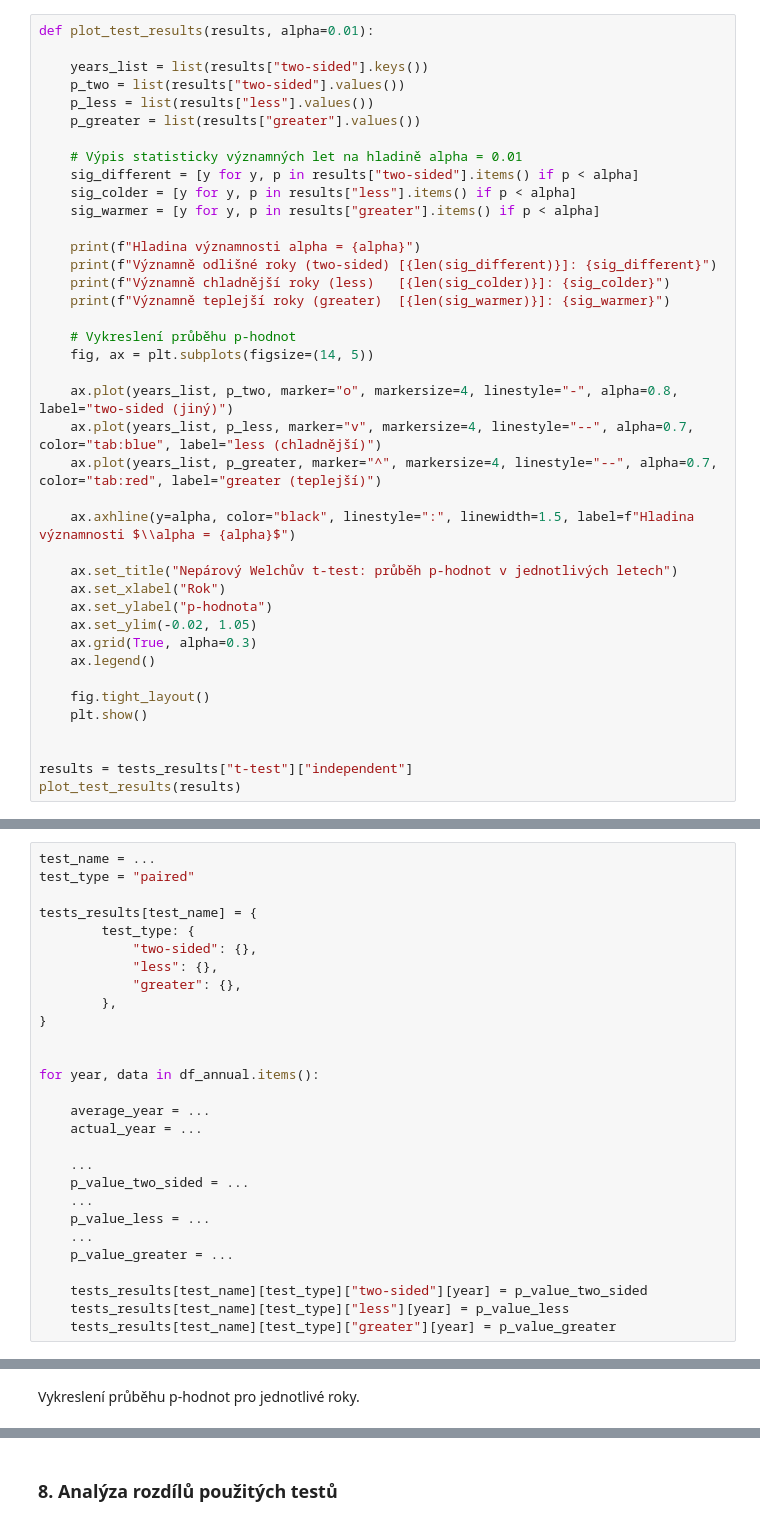
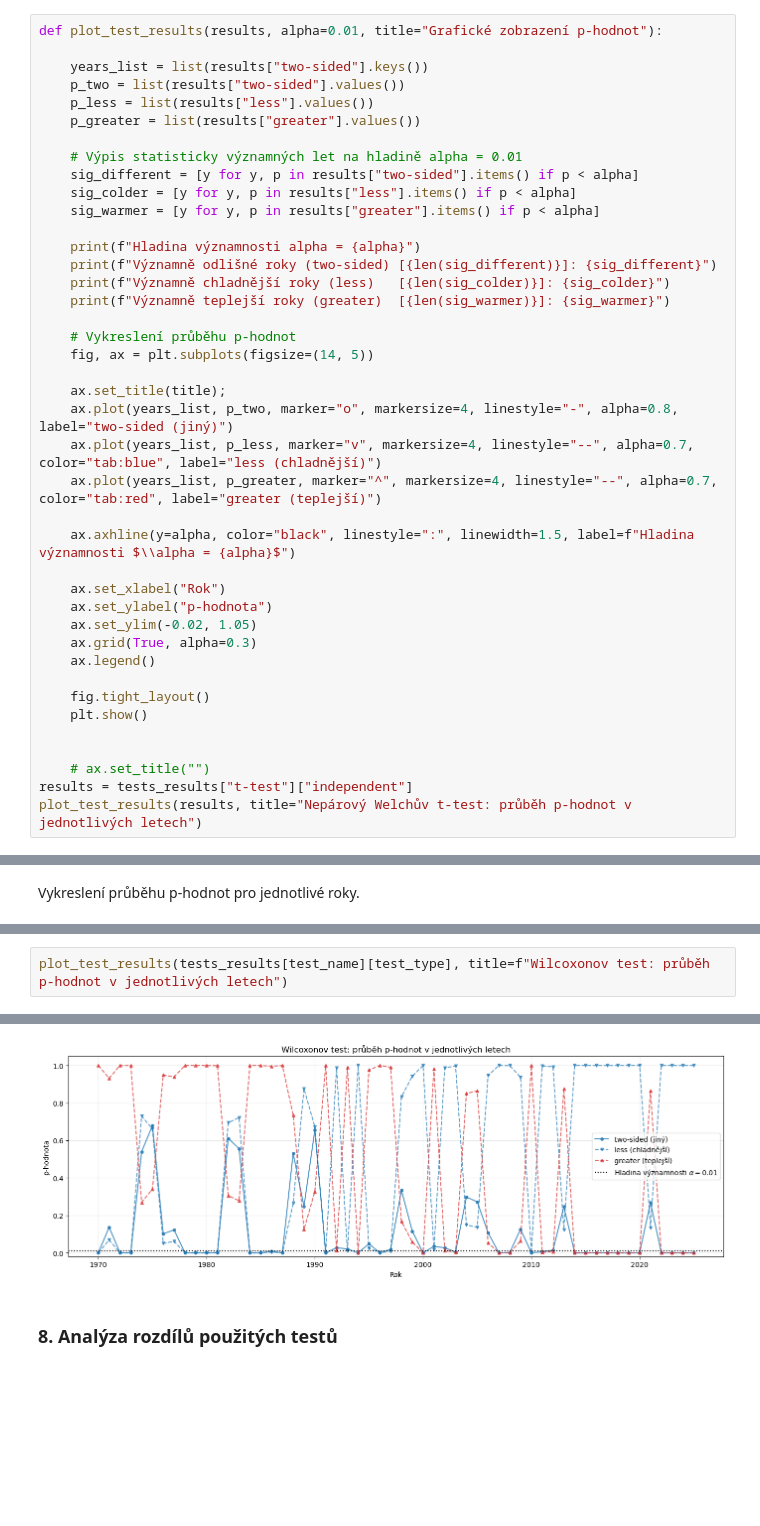
Before and after one commit to Psychol0gicl/dr_semestralni_prace, a Jupyter notebook: dr2026_2sem.ipynb, the cells around one changed output, grey strips where cells are left out. Saved outputs shown, nothing was run; the diff lists cells and outputs as text; blank space fills up the shorter version.

```diff
--- a/dr2026_2sem.ipynb
+++ b/dr2026_2sem.ipynb
@@ -434,7 +434,7 @@ for year, data in df_annual.items():
 # %% [markdown]
 Vykreslení průběhu p-hodnot pro jednotlivé roky.
 # %%
-def plot_test_results(results, alpha=0.01):
+def plot_test_results(results, alpha=0.01, title="Grafické zobrazení p-hodnot"):
 
     years_list = list(results["two-sided"].keys())
     p_two = list(results["two-sided"].values())
@@ -454,13 +454,13 @@ def plot_test_results(results, alpha=0.01):
     # Vykreslení průběhu p-hodnot
     fig, ax = plt.subplots(figsize=(14, 5))
 
+    ax.set_title(title);
     ax.plot(years_list, p_two, marker="o", markersize=4, linestyle="-", alpha=0.8, label="two-sided (jiný)")
     ax.plot(years_list, p_less, marker="v", markersize=4, linestyle="--", alpha=0.7, color="tab:blue", label="less (chladnější)")
     ax.plot(years_list, p_greater, marker="^", markersize=4, linestyle="--", alpha=0.7, color="tab:red", label="greater (teplejší)")
 
     ax.axhline(y=alpha, color="black", linestyle=":", linewidth=1.5, label=f"Hladina významnosti $\\alpha = {alpha}$")
 
-    ax.set_title("Nepárový Welchův t-test: průběh p-hodnot v jednotlivých letech")
     ax.set_xlabel("Rok")
     ax.set_ylabel("p-hodnota")
     ax.set_ylim(-0.02, 1.05)
@@ -471,8 +471,9 @@ def plot_test_results(results, alpha=0.01):
     plt.show()
 
 
+    # ax.set_title("")
 results = tests_results["t-test"]["independent"]
-plot_test_results(results)
+plot_test_results(results, title="Nepárový Welchův t-test: průběh p-hodnot v jednotlivých letech")
 # %% [output]
 Hladina významnosti alpha = 0.01
 Významně odlišné roky (two-sided) [9]: [1980, 1987, 1996, 2014, 2015, 2018, 2019, 2023, 2024]
@@ -688,29 +719 @@ H_1(\text{rok je teplejší}):& \dots,\\
 \end{align}
-# %%
-test_name = ...
-test_type = "paired"
-
-tests_results[test_name] = {
-        test_type: {
-            "two-sided": {},
-            "less": {},
-            "greater": {},
-        },
-}
-
-
-for year, data in df_annual.items():
-
-    average_year = ...
-    actual_year = ...
-
-    ...
-    p_value_two_sided = ...
-    ...
-    p_value_less = ...
-    ...
-    p_value_greater = ...
-
-    tests_results[test_name][test_type]["two-sided"][year] = p_value_two_sided
-    tests_results[test_name][test_type]["less"][year] = p_value_less
-    tests_results[test_name][test_type]["greater"][year] = p_value_greater
@@ -720,0 +769,3 @@ Vykreslení průběhu p-hodnot pro jednotlivé roky.
+# %%
+plot_test_results(tests_results[test_name][test_type], title=f"Wilcoxonov test: průběh p-hodnot v jednotlivých letech")
+# %% [output]
@@ -721,2 +776,3 @@ Vykreslení průběhu p-hodnot pro jednotlivé roky.
+[figure, added]
 # %% [markdown]
 ### 8. Analýza rozdílů použitých testů
```
Also changed, not shown: parts of 17 cells of this notebook.
